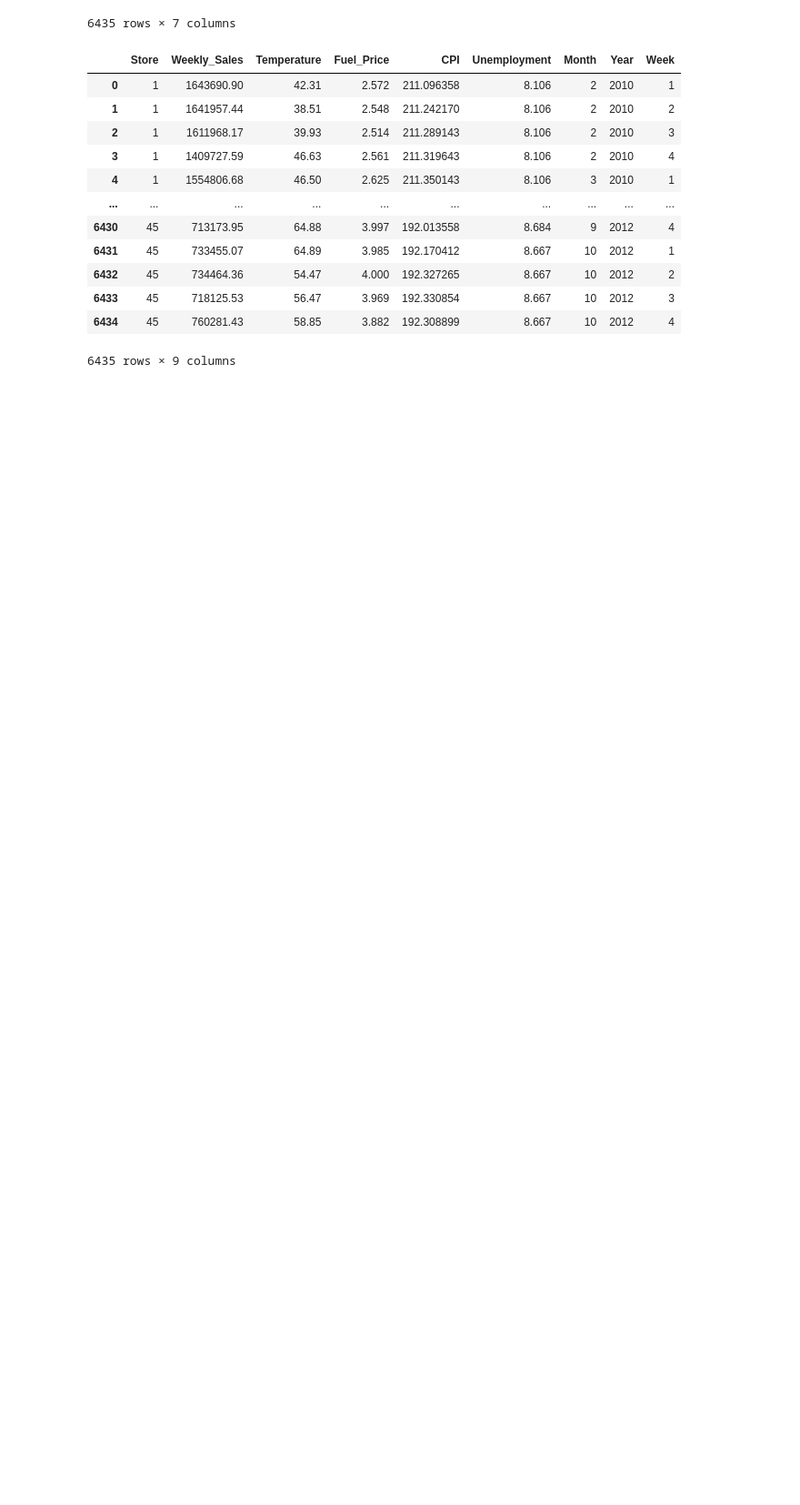
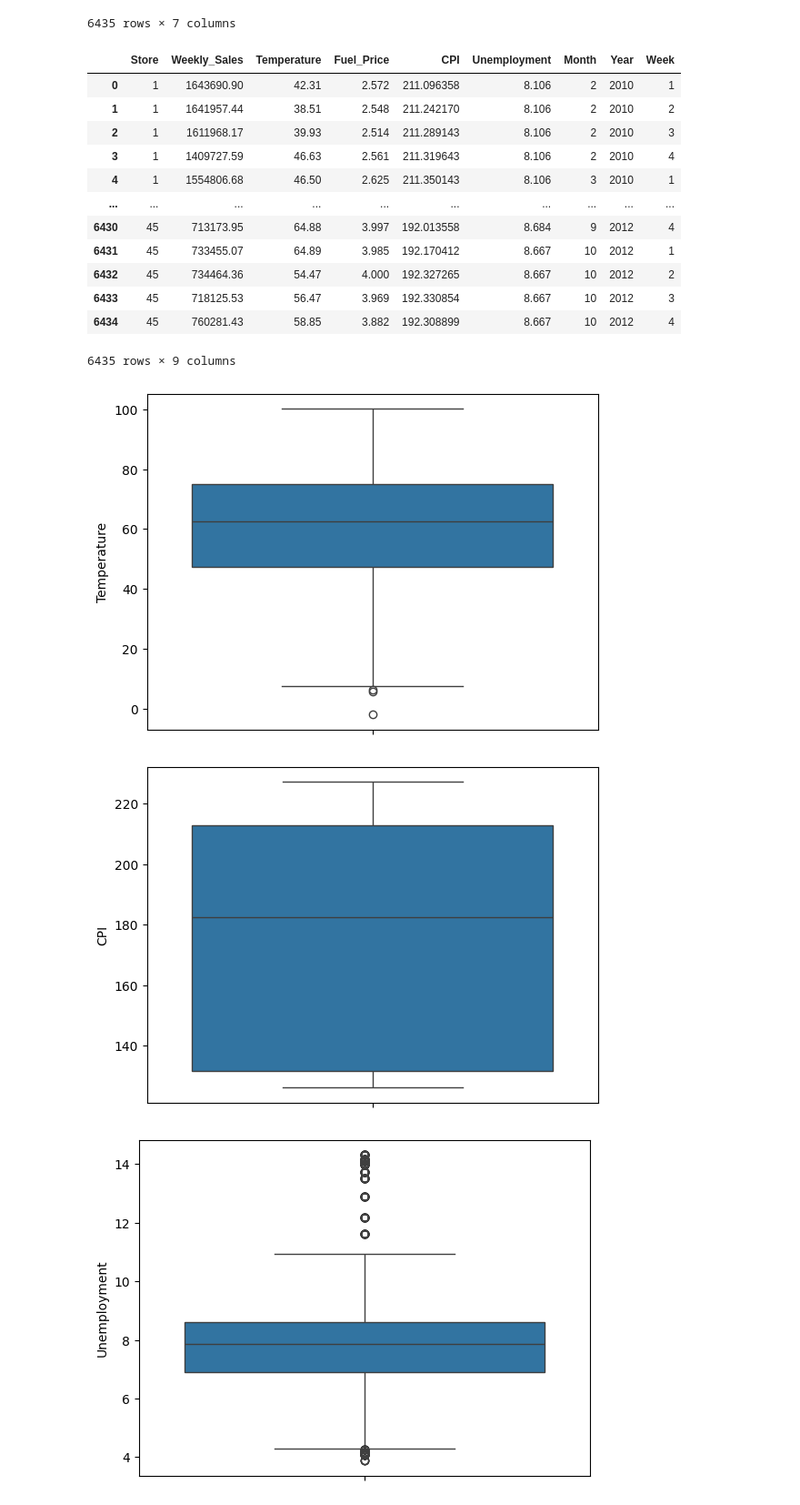
Before and after one commit to yushi2006/walmart-sales-forecasting, a Jupyter notebook: notebooks/processing.ipynb, the cells around one changed output. Shown at 91% size. Saved outputs shown, nothing was run; the diff lists cells and outputs as text; code cells hidden in the pictures; blank space fills up the shorter version.

```diff
--- a/notebooks/processing.ipynb
+++ b/notebooks/processing.ipynb
@@ -78,0 +79,12 @@ df
+# %%
+# Now we need do feature scaling for numerical features
+# Now we will find out outliers in the data
+features = ['Temperature', 'CPI', 'Unemployment', 'Weekly_Sales']
+
+for feature in features:
+    sns.boxplot(df, y=feature)
+    plt.show()
+# %% [output]
+[figure, added]
+[figure, added]
+[figure, added]
```
Also changed, not shown: parts of 10 cells of this notebook, 6 other files.
